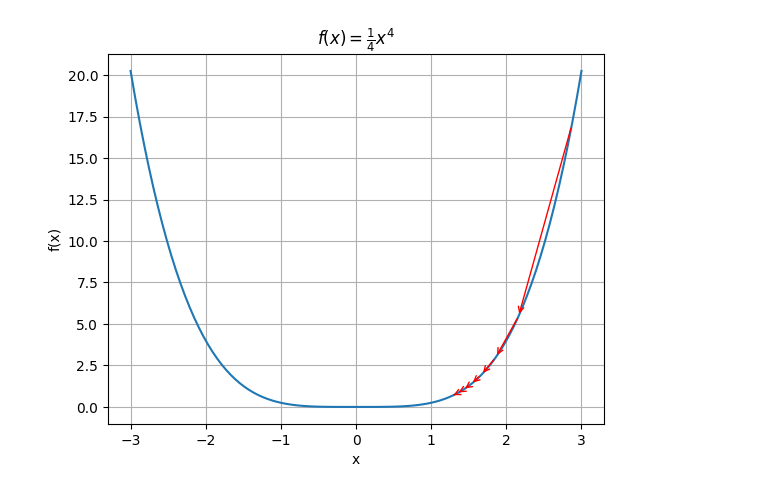
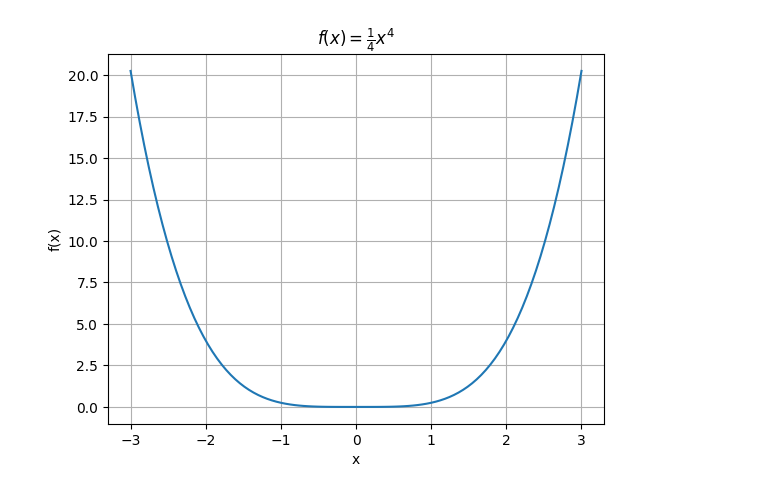
Before and after one commit to AtarSander/artificial-intelligence-from-scratch, a Jupyter notebook: Zad1/gradient.ipynb, the cells around one changed output. Saved outputs shown, nothing was run; the diff lists cells and outputs as text; code cells hidden in the pictures.

Commit message:
Created first experiment table for learning rate, problems with gradient exploding with higher lr

```diff
--- a/Zad1/gradient.ipynb
+++ b/Zad1/gradient.ipynb
@@ -41,6 +42,12 @@ class GradientDescent(Solver):
            d = problem(x0)
            x0 = np.subtract(x0, d * self.beta)
         return x0
+
+    def set_learning_rate(self, new_beta):
+        self.beta = new_beta
+
+    def set_iterations(self, new_iter_num):
+        self.iterations = new_iter_num
 
     @staticmethod
     def gradient_f1(x):
@@ -94,7 +101,6 @@ class GradientDescent(Solver):
         for i in range(1, self.iterations):
                 plt.annotate("", xy=self.x_values[i], xytext=self.x_values[i-1],
                                  arrowprops={'arrowstyle':"->", 'color':'r', 'lw':1}, va='center', ha='center')
-                # print(self.x_values[i][0], self.x_values[i][1], "    ", self.x_values[i-1][0], self.x_values[i-1][1])
 
         plt.xlabel(x1_label)
         plt.ylabel(x2_label)
@@ -104,11 +110,10 @@ class GradientDescent(Solver):
             plt.legend(legend_label)
 
         plt.show()
-        print(self.x_values)
 # %%
-a = GradientDescent(0.03, 8)
-a.solve(a.gradient_f1, 2.87, a.f1)
-a.plotter_1D(a.f1, x_range=(-3,3), num_points=100, title="$f(x) = \\frac{1}{4}x^4$", y_label='f(x)')
+fx = GradientDescent(0.28, 100)
+fx.solve(fx.gradient_f1, 2.79, fx.f1)
+fx.plotter_1D(fx.f1, x_range=(-3,3), num_points=100, title="$f(x) = \\frac{1}{4}x^4$", y_label='f(x)')
 # %% [output]
-[figure, old version]
+[figure, new version]
 # %%
```
Also changed, not shown: parts of 3 cells of this notebook.
